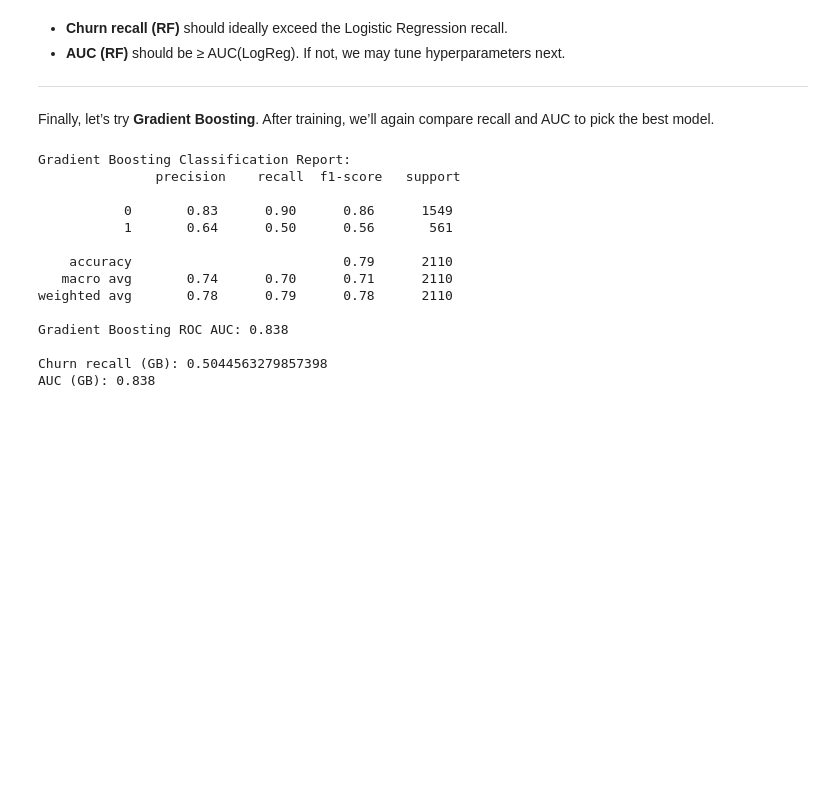
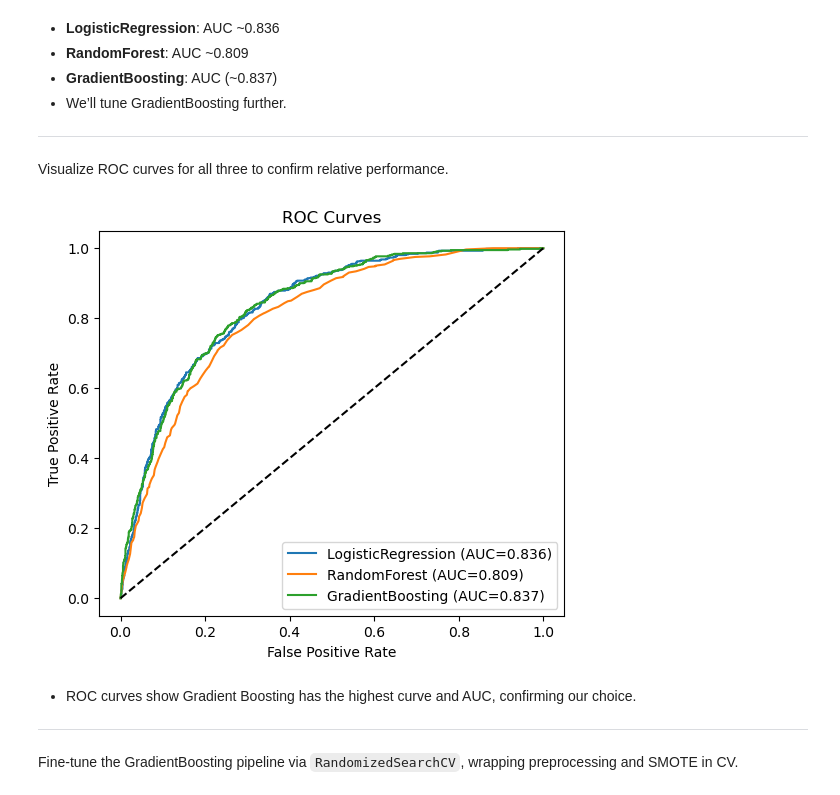
Before and after one commit to cmeKyLe/Customer-Churn-Prediction, a Jupyter notebook: notebooks/Modeling.ipynb, the cells around one changed output. Saved outputs shown, nothing was run; the diff lists cells and outputs as text; code cells hidden in the pictures; blank space fills up the shorter version.

```diff
--- a/notebooks/Modeling.ipynb
+++ b/notebooks/Modeling.ipynb
@@ -237,40 +232,31 @@ AUC (RF): 0.815
 # %% [markdown]
 
-- **Churn recall (RF)** should ideally exceed the Logistic Regression recall.
-- **AUC (RF)** should be ≥ AUC(LogReg). If not, we may tune hyperparameters next.
+
+- **LogisticRegression**: AUC ~0.836
+- **RandomForest**: AUC ~0.809
+- **GradientBoosting**: AUC (~0.837)
+- We’ll tune GradientBoosting further.
 
 ---
 
-Finally, let’s try **Gradient Boosting**. After training, we’ll again compare recall and AUC to pick the best model.
+Visualize ROC curves for all three to confirm relative performance.
 # %%
-# Train and evaluate Gradient Boosting
-gb = GradientBoostingClassifier(n_estimators=100, learning_rate=0.1, random_state=42)
-gb.fit(X_train, y_train)
-
-y_pred_gb = gb.predict(X_test)
-y_proba_gb = gb.predict_proba(X_test)[:, 1]
-
-report_gb = classification_report(y_test, y_pred_gb, output_dict=True)
-auc_gb = roc_auc_score(y_test, y_proba_gb)
-
-print("Gradient Boosting Classification Report:\n", classification_report(y_test, y_pred_gb))
-print("Gradient Boosting ROC AUC:", round(auc_gb, 3))
-
-# Metric checks
-print("\nChurn recall (GB):", report_gb['1']['recall'])
-print("AUC (GB):", round(auc_gb, 3))
+# ROC curve comparison
+plt.figure(figsize=(6,5))
+for name, m in test_metrics.items():
+    fpr, tpr, _ = roc_curve(y_test, m['y_proba'])
+    plt.plot(fpr, tpr, label=f"{name} (AUC={m['auc']:.3f})")
+plt.plot([0,1],[0,1],'k--')
+plt.xlabel("False Positive Rate"); plt.ylabel("True Positive Rate")
+plt.title("ROC Curves")
+plt.legend()
+plt.show()
 # %% [output]
-Gradient Boosting Classification Report:
-               precision    recall  f1-score   support
-
-           0       0.83      0.90      0.86      1549
-           1       0.64      0.50      0.56       561
-
-    accuracy                           0.79      2110
-   macro avg       0.74      0.70      0.71      2110
-weighted avg       0.78      0.79      0.78      2110
-
-Gradient Boosting ROC AUC: 0.838
-
-Churn recall (GB): 0.5044563279857398
-AUC (GB): 0.838
+[figure, added]
+# %% [markdown]
+
+- ROC curves show Gradient Boosting has the highest curve and AUC, confirming our choice.
+
+---
+
+Fine‑tune the GradientBoosting pipeline via `RandomizedSearchCV`, wrapping preprocessing and SMOTE in CV.
```
Also changed, not shown: parts of 32 cells of this notebook, 4 other files.
